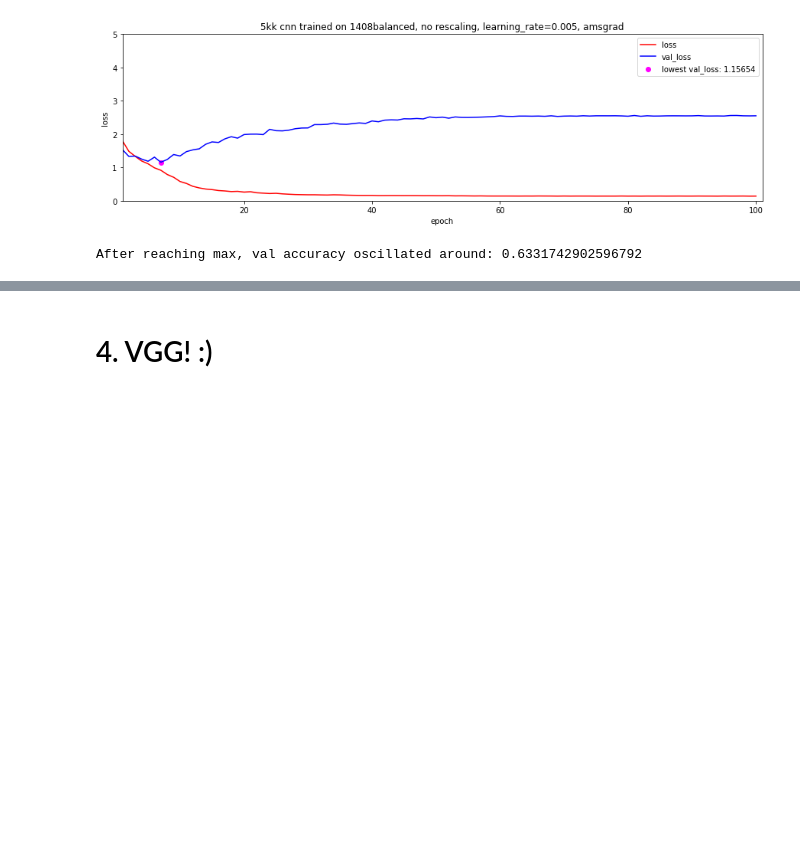
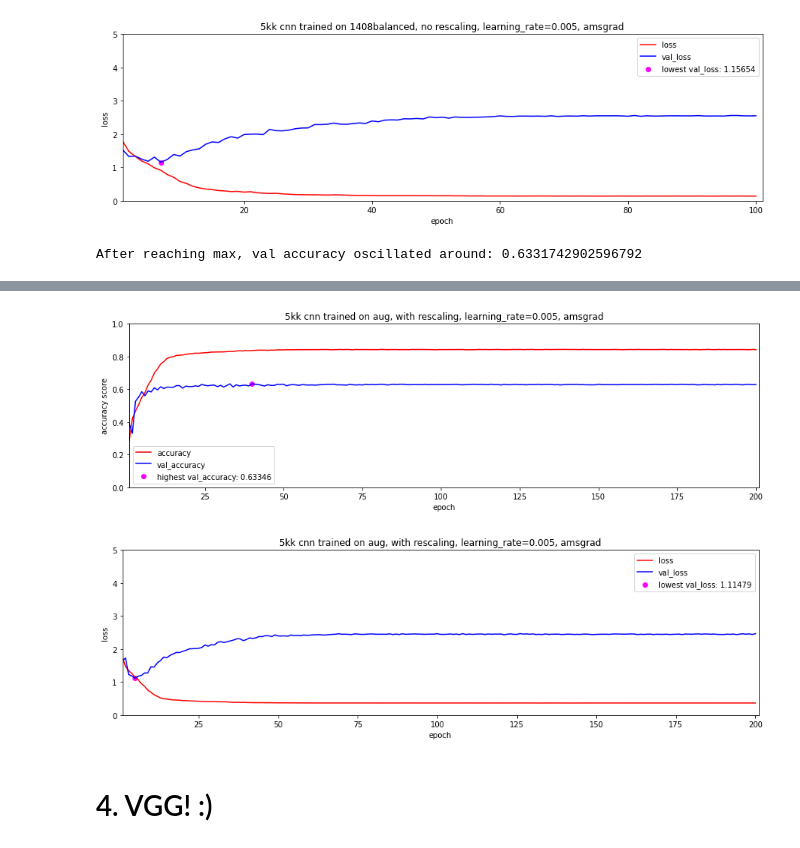
Before and after one commit to drorrosen/Image-expression-recognition, a Jupyter notebook: mp_fer_nns.ipynb, the cells around one changed output, grey strips where cells are left out. Saved outputs shown, nothing was run; the diff lists cells and outputs as text; code cells hidden in the pictures; blank space fills up the shorter version.

```diff
--- a/mp_fer_nns.ipynb
+++ b/mp_fer_nns.ipynb
@@ -488,0 +423,18 @@ After reaching max, val accuracy oscillated around: 0.6331742902596792
+# %%
+cnn1_adam_amsgrad_aug200 = createcnn1()
+cnn1_adam_amsgrad_aug200.compile(optimizer=tensorflow.keras.optimizers.Adam(
+      learning_rate=0.005, beta_1=0.9, beta_2=0.999, epsilon=1e-07, amsgrad=True), loss='categorical_crossentropy', metrics=['accuracy'])
+
+batch_size = 32
+epochs = 200
+
+mcp_save = ModelCheckpoint('cnn1_adam_amsgrad_aug200.h5', save_best_only=True, monitor='val_accuracy', mode='max')
+reduce_lr_acc = ReduceLROnPlateau(monitor='val_loss', factor=0.7, patience=2, verbose=1, min_delta=1e-4, mode='max')
+
+
+history_cnn1_adam_amsgrad_aug200 = cnn1_adam_amsgrad_aug200.fit(
+    X_aug, y_aug,
+    epochs = epochs,
+    batch_size=batch_size,
+   validation_data=(X_test, y_test),
+   callbacks=[mcp_save, reduce_lr_acc])
@@ -489,3 +459,9 @@ After reaching max, val accuracy oscillated around: 0.6331742902596792
+# %%
+plot_accuracy(history_cnn1_adam_amsgrad_aug200, title='5kk cnn trained on aug, with rescaling, learning_rate=0.005, amsgrad')
+plot_loss(history_cnn1_adam_amsgrad_aug200, title='5kk cnn trained on aug, with rescaling, learning_rate=0.005, amsgrad')
+# %% [output]
+[figure, added]
+[figure, added]
 # %% [markdown]
 # 4. VGG! :)
 # %%
```
Also changed, not shown: parts of 18 cells of this notebook, 1 other file.
